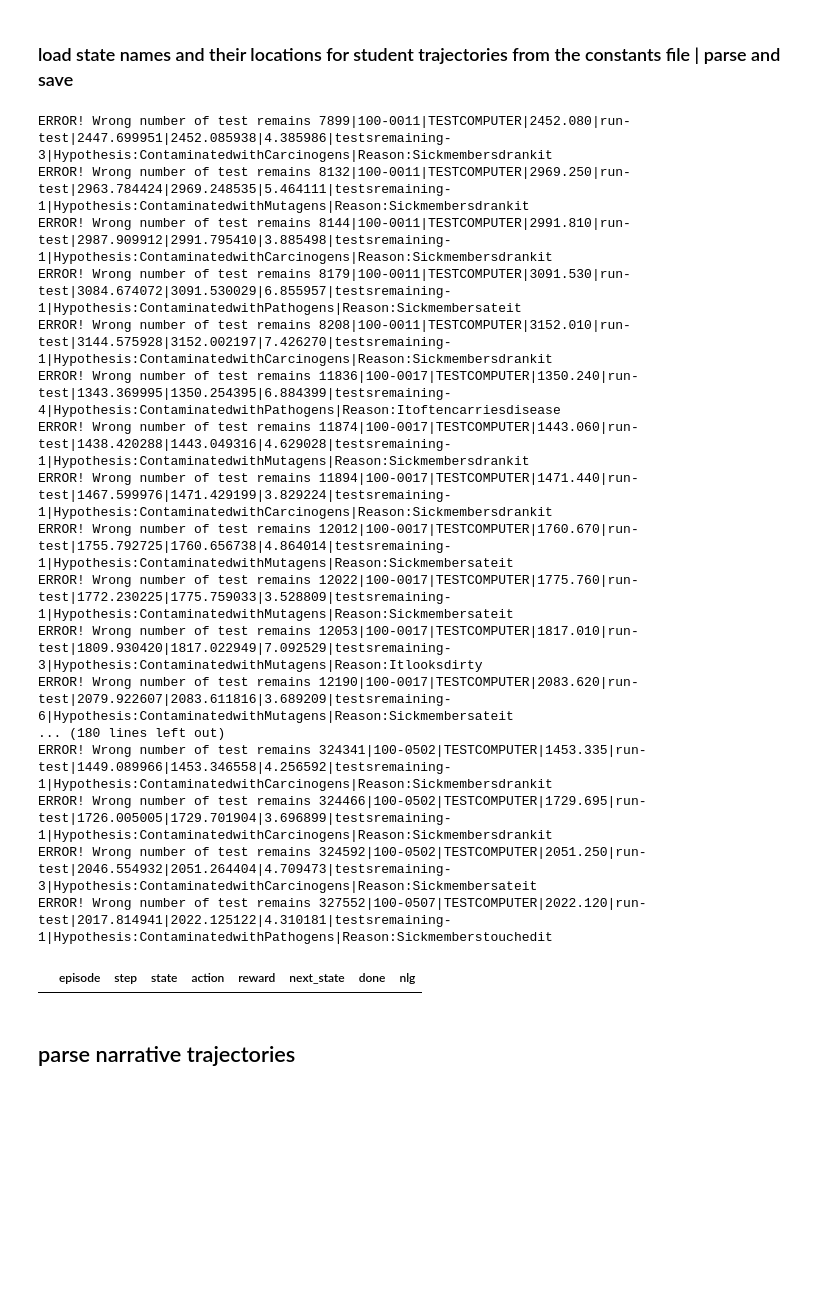
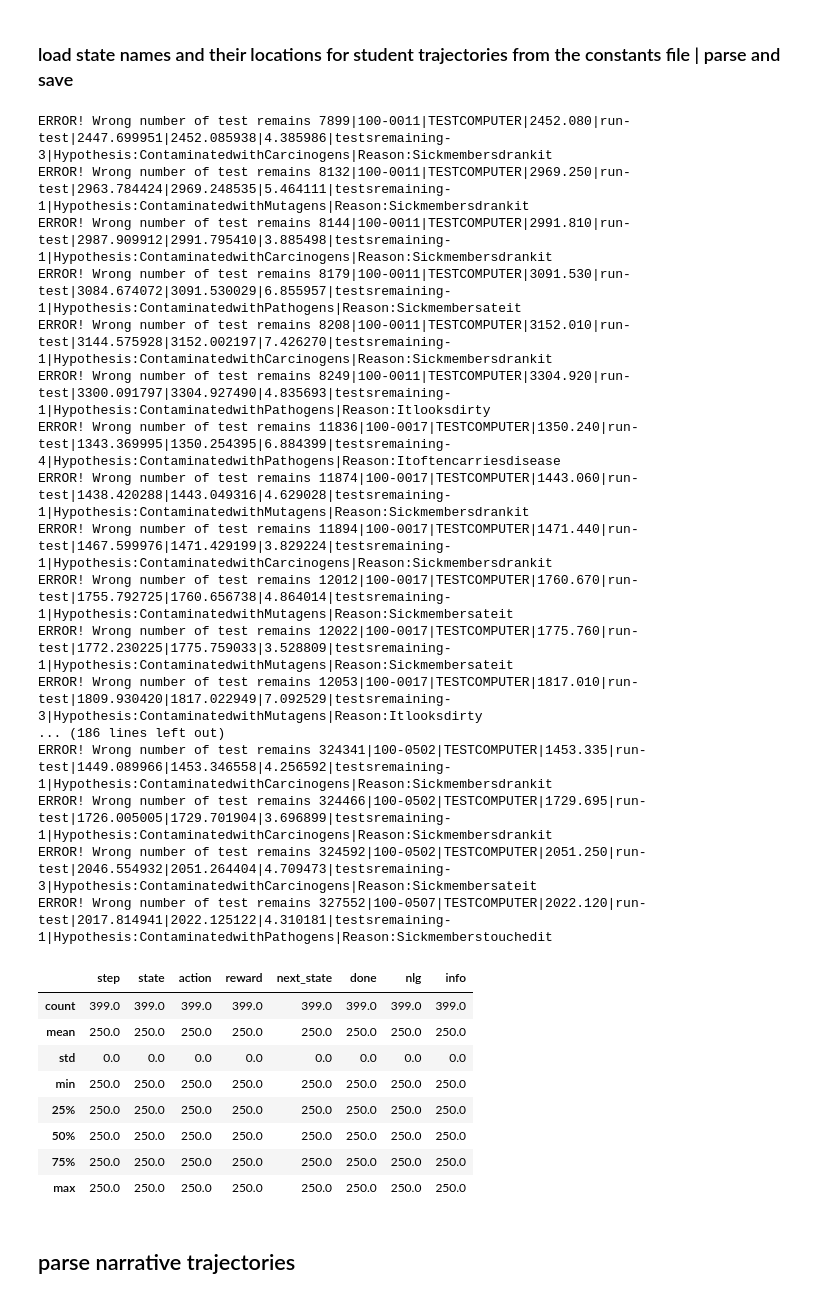
Before and after one commit to FahmidMorshed/CrystalIsland-RL, a Jupyter notebook: src/data_preprocessing.ipynb, the cells around one changed output. Cells and saved outputs as stored; diff of their text form; code cells hidden in the pictures; blank space fills up the shorter version.

```diff
--- a/src/data_preprocessing.ipynb
+++ b/src/data_preprocessing.ipynb
@@ -177,7 +177,7 @@ from copy import deepcopy
 import numpy as np
 
 init_state = np.zeros(len(envconst.state_map))
-init_state[envconst.state_map['s_label_lesson']] = 1  # label lesson is always available at the start
+sink_state = np.ones(len(envconst.state_map))
 
 all_logs = []
 step = 0
@@ -207,12 +207,12 @@ def add_step(state, action_name, extra=None):
         next_state[envconst.state_map[extra]] = 1
 
     elif 'a_label' == action_name:
-        # labeling must be available
-        if next_state[envconst.state_map["s_label_"+extra[0]]] == 1:
+        # labeling must not be complete
+        if next_state[envconst.state_map["s_label_"+extra[0]]] == 0:
             next_state[envconst.state_map['s_label']] += 1
             # if solved, no longer available
             if extra[1] is True:
-                next_state[envconst.state_map["s_label_"+extra[0]]] = 0
+                next_state[envconst.state_map["s_label_"+extra[0]]] = 1
 
     elif 'a_objtest' == action_name:
         next_state[envconst.state_map['s_testleft']] -= 1
@@ -221,7 +221,7 @@ def add_step(state, action_name, extra=None):
 
         if extra[1] is True:
             next_state[envconst.state_map['s_testpos']] = 1
-            next_state[envconst.state_map["s_label_slide"]] = 1
+            # next_state[envconst.state_map["s_label_slide"]] = 1
 
         if next_state[envconst.state_map['s_testleft']] < 0:
             print("ERROR! Test left is negative!")
@@ -236,31 +236,30 @@ def add_step(state, action_name, extra=None):
         state_name = "s" + action_name[1:]
         next_state[envconst.state_map[state_name]] += 1
 
-
-    next_state[envconst.state_map['s_step']] = step
-
     all_logs.append({'episode':episode, 'step': step, 'state': curr_state,
                      'action': curr_action, 'reward': reward,
-                     'next_state': next_state, 'done': done, 'nlg': nlg})
+                     'next_state': next_state, 'done': done, 'nlg': nlg, 'info': {'extra': extra, 'end': False}})
     step += 1
     return deepcopy(next_state)
 
 def pad_till_max_len(state):
     global step, episode, all_logs, nlg
     # if game ended, no more change, take random actions, pad till horizon
+    next_state = deepcopy(sink_state)
+    next_state[envconst.state_map['s_solved']] = state[envconst.state_map['s_solved']]
     while step < envconst.max_ep_len-1:
-        action = np.random.choice(range(len(envconst.action_map)))
+        action = np.random.choice(range(len(envconst.action_map)), p=envconst.action_probs)
         all_logs.append({'episode':episode, 'step': step, 'state': state,
                      'action': action, 'reward': 0,
-                     'next_state': state, 'done': False, 'nlg': nlg})
+                     'next_state': next_state, 'done': False, 'nlg': nlg, 'info': {'end': True, "random": True}})
         step += 1
 
     # finally finish
-    action = np.random.choice(range(len(envconst.action_map)))
+    action = np.random.choice(range(len(envconst.action_map)), p=envconst.action_probs)
     reward = 100.0 if state[envconst.state_map['s_solved']]==1 else -100.0
     all_logs.append({'episode':episode, 'step': step, 'state': state,
                  'action': action, 'reward': reward,
-                 'next_state': state, 'done': True, 'nlg': nlg})
+                 'next_state': next_state, 'done': True, 'nlg': nlg, "info": {"end": True, "random": True}})
     step += 1
     return
 
@@ -356,6 +355,21 @@ for idx, row in df.iterrows():
             if row['others'] == "Hmm,Iamnotsurethisisquiteright.":
                 state = add_step(state, 'a_workshsubmit', extra=0)  # continue
             elif row['others'] in ["Greatjob,yousolvedourmystery!", "Thisdiagnosismakesperfectsense!We'llstartthetreatmentplanrightaway."]:
+                # only 5 cases like this
+                if state[envconst.state_map['s_testpos']]==0:
+                    target_item = state[envconst.state_map['s_target_item']]
+                    if target_item == 0:
+                        item = "s_obj_egg"
+                    elif target_item == 1:
+                        item = "s_obj_mil"
+                    else:
+                        item = "s_obj_san"
+                    found = True
+                    # state = add_step(state, 'a_objtest', extra=(item, found))
+                    #
+                    # # add slide as well
+                    # state = add_step(state, 'a_label', extra=("slide", True))
+
                 state = add_step(state, 'a_workshsubmit', extra=1)  # solved, ended, no more change
         continue
 
@@ -466,23 +480,30 @@ ERROR! Wrong number of test remains 8132|100-0011|TESTCOMPUTER|2969.250|run-test
 ERROR! Wrong number of test remains 8144|100-0011|TESTCOMPUTER|2991.810|run-test|2987.909912|2991.795410|3.885498|testsremaining-1|Hypothesis:ContaminatedwithCarcinogens|Reason:Sickmembersdrankit
 ERROR! Wrong number of test remains 8179|100-0011|TESTCOMPUTER|3091.530|run-test|3084.674072|3091.530029|6.855957|testsremaining-1|Hypothesis:ContaminatedwithPathogens|Reason:Sickmembersateit
 ERROR! Wrong number of test remains 8208|100-0011|TESTCOMPUTER|3152.010|run-test|3144.575928|3152.002197|7.426270|testsremaining-1|Hypothesis:ContaminatedwithCarcinogens|Reason:Sickmembersdrankit
+ERROR! Wrong number of test remains 8249|100-0011|TESTCOMPUTER|3304.920|run-test|3300.091797|3304.927490|4.835693|testsremaining-1|Hypothesis:ContaminatedwithPathogens|Reason:Itlooksdirty
 ERROR! Wrong number of test remains 11836|100-0017|TESTCOMPUTER|1350.240|run-test|1343.369995|1350.254395|6.884399|testsremaining-4|Hypothesis:ContaminatedwithPathogens|Reason:Itoftencarriesdisease
 ERROR! Wrong number of test remains 11874|100-0017|TESTCOMPUTER|1443.060|run-test|1438.420288|1443.049316|4.629028|testsremaining-1|Hypothesis:ContaminatedwithMutagens|Reason:Sickmembersdrankit
 ERROR! Wrong number of test remains 11894|100-0017|TESTCOMPUTER|1471.440|run-test|1467.599976|1471.429199|3.829224|testsremaining-1|Hypothesis:ContaminatedwithCarcinogens|Reason:Sickmembersdrankit
 ERROR! Wrong number of test remains 12012|100-0017|TESTCOMPUTER|1760.670|run-test|1755.792725|1760.656738|4.864014|testsremaining-1|Hypothesis:ContaminatedwithMutagens|Reason:Sickmembersateit
 ERROR! Wrong number of test remains 12022|100-0017|TESTCOMPUTER|1775.760|run-test|1772.230225|1775.759033|3.528809|testsremaining-1|Hypothesis:ContaminatedwithMutagens|Reason:Sickmembersateit
 ERROR! Wrong number of test remains 12053|100-0017|TESTCOMPUTER|1817.010|run-test|1809.930420|1817.022949|7.092529|testsremaining-3|Hypothesis:ContaminatedwithMutagens|Reason:Itlooksdirty
-ERROR! Wrong number of test remains 12190|100-0017|TESTCOMPUTER|2083.620|run-test|2079.922607|2083.611816|3.689209|testsremaining-6|Hypothesis:ContaminatedwithMutagens|Reason:Sickmembersateit
-... (180 lines left out)
+... (186 lines left out)
 ERROR! Wrong number of test remains 324341|100-0502|TESTCOMPUTER|1453.335|run-test|1449.089966|1453.346558|4.256592|testsremaining-1|Hypothesis:ContaminatedwithCarcinogens|Reason:Sickmembersdrankit
 ERROR! Wrong number of test remains 324466|100-0502|TESTCOMPUTER|1729.695|run-test|1726.005005|1729.701904|3.696899|testsremaining-1|Hypothesis:ContaminatedwithCarcinogens|Reason:Sickmembersdrankit
 ERROR! Wrong number of test remains 324592|100-0502|TESTCOMPUTER|2051.250|run-test|2046.554932|2051.264404|4.709473|testsremaining-3|Hypothesis:ContaminatedwithCarcinogens|Reason:Sickmembersateit
 ERROR! Wrong number of test remains 327552|100-0507|TESTCOMPUTER|2022.120|run-test|2017.814941|2022.125122|4.310181|testsremaining-1|Hypothesis:ContaminatedwithPathogens|Reason:Sickmemberstouchedit
-# %%
-ddd = df_logs.groupby('episode').count().reset_index()
-ddd.loc[ddd['step']!=230]
-# %% [output]
-|  | episode | step | state | action | reward | next_state | done | nlg |
+# %%
+df_logs.groupby('episode').count().describe()
+# %% [output]
+|  | step | state | action | reward | next_state | done | nlg | info |
+| count | 399.0 | 399.0 | 399.0 | 399.0 | 399.0 | 399.0 | 399.0 | 399.0 |
+| mean | 250.0 | 250.0 | 250.0 | 250.0 | 250.0 | 250.0 | 250.0 | 250.0 |
+| std | 0.0 | 0.0 | 0.0 | 0.0 | 0.0 | 0.0 | 0.0 | 0.0 |
+| min | 250.0 | 250.0 | 250.0 | 250.0 | 250.0 | 250.0 | 250.0 | 250.0 |
+| 25% | 250.0 | 250.0 | 250.0 | 250.0 | 250.0 | 250.0 | 250.0 | 250.0 |
+| 50% | 250.0 | 250.0 | 250.0 | 250.0 | 250.0 | 250.0 | 250.0 | 250.0 |
+| 75% | 250.0 | 250.0 | 250.0 | 250.0 | 250.0 | 250.0 | 250.0 | 250.0 |
+| max | 250.0 | 250.0 | 250.0 | 250.0 | 250.0 | 250.0 | 250.0 | 250.0 |
 # %% [markdown]
 ## parse narrative trajectories
 # %% [markdown]
```
Also changed, not shown: parts of 9 cells of this notebook, 19 other files.
